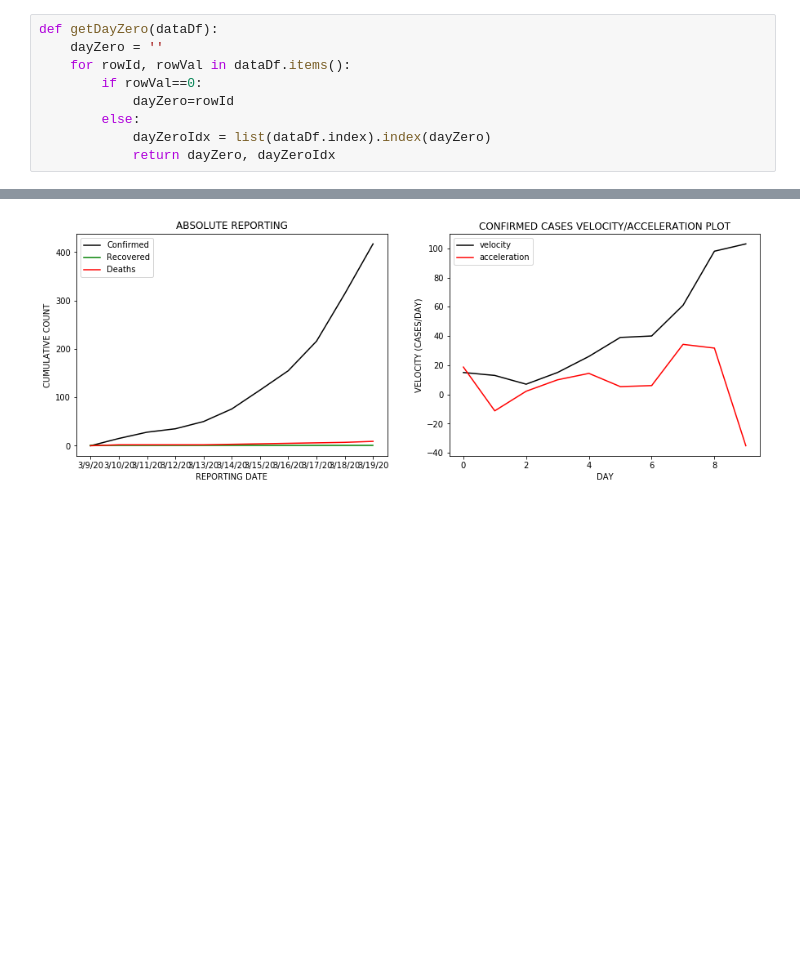
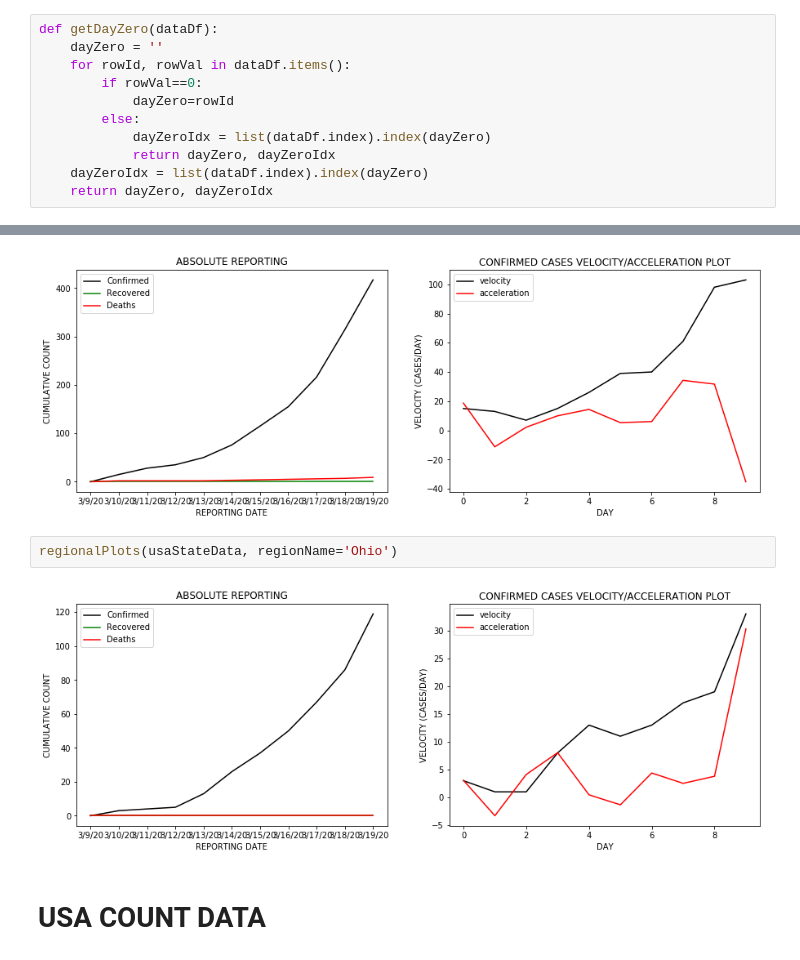
Before and after one commit to FocusedDiversity/Epidemiology, a Jupyter notebook: jupyter_nb/Data Sanity Check and Basic Analysis.ipynb, the cells around one changed output, grey strips where cells are left out. Cells and saved outputs as stored; diff of their text form; blank space fills up the shorter version.

```diff
--- a/jupyter_nb/Data Sanity Check and Basic Analysis.ipynb
+++ b/jupyter_nb/Data Sanity Check and Basic Analysis.ipynb
@@ -26,6 +26,8 @@ def getDayZero(dataDf):
         else:
             dayZeroIdx = list(dataDf.index).index(dayZero)
             return dayZero, dayZeroIdx
+    dayZeroIdx = list(dataDf.index).index(dayZero)
+    return dayZero, dayZeroIdx
 # %%
 def getDerivatives(dataSeries):
     y_spl = UnivariateSpline(range(len(dataSeries)),dataSeries,s=0,k=4)
@@ -110,3 +112,9 @@ regionalPlots(usaStateData, regionName='Maryland')
 regionalPlots(usaStateData, regionName='Florida')
 # %% [output]
 [figure]
+# %%
+regionalPlots(usaStateData, regionName='Ohio')
+# %% [output]
+[figure, added]
+# %% [markdown]
+#  USA COUNT DATA
```
Also changed, not shown: parts of 4 cells of this notebook.
